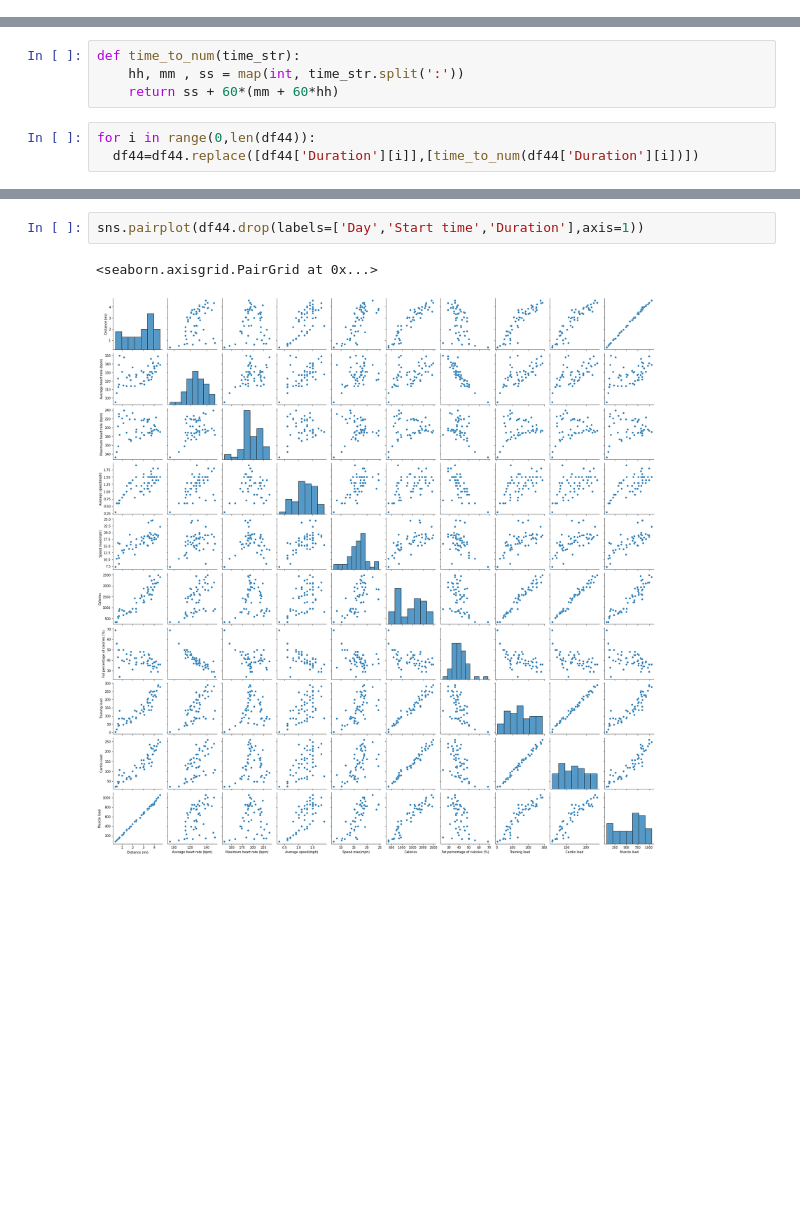
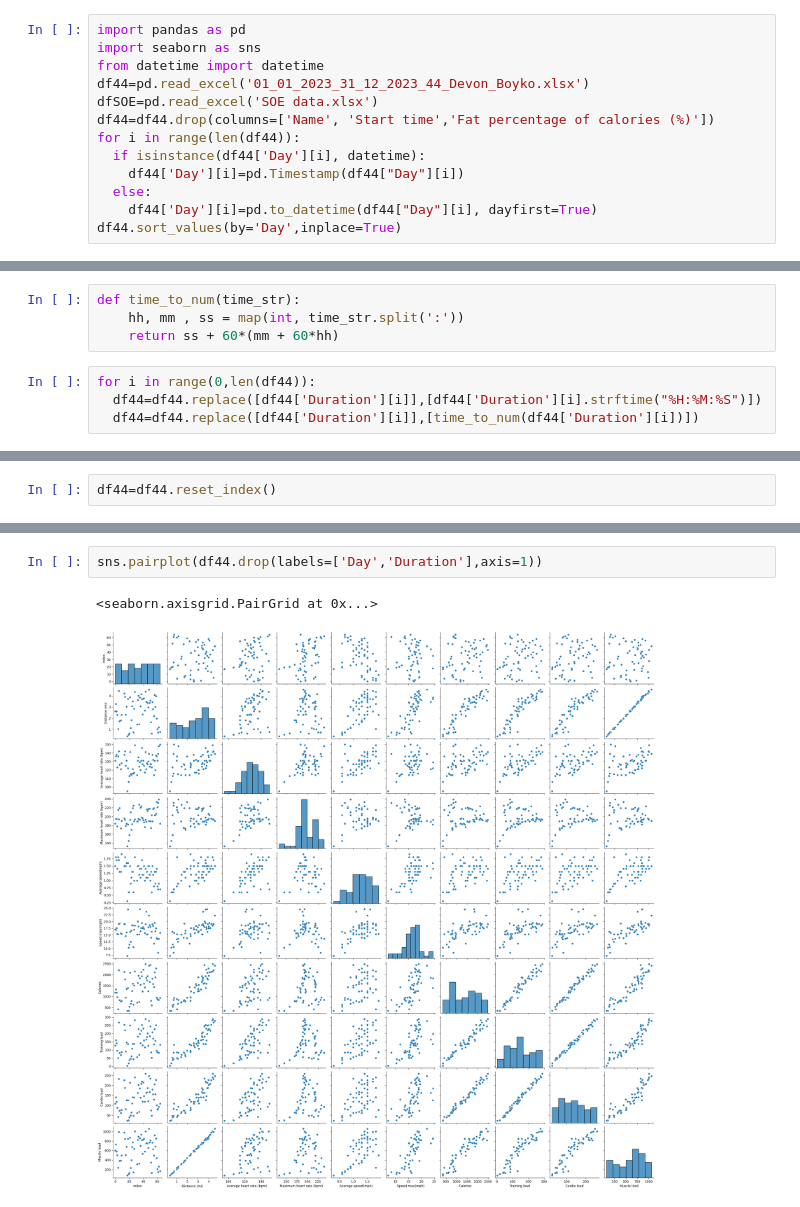
Before and after one commit to dboyko44/ML-Final-Project, a Jupyter notebook: ML_Final_Project.ipynb, the cells around one changed output, grey strips where cells are left out. Drawn from its saved outputs; the diff is of its cells as text; blank space fills up the shorter version.

```diff
--- a/ML_Final_Project.ipynb
+++ b/ML_Final_Project.ipynb
@@ -7,0 +3,13 @@ df44=df44.drop(columns=['Name','Sport', 'Perceived load', "Player's estimate (RP
+# %%
+import pandas as pd
+import seaborn as sns
+from datetime import datetime
+df44=pd.read_excel('01_01_2023_31_12_2023_44_Devon_Boyko.xlsx')
+dfSOE=pd.read_excel('SOE data.xlsx')
+df44=df44.drop(columns=['Name', 'Start time','Fat percentage of calories (%)'])
+for i in range(len(df44)):
+  if isinstance(df44['Day'][i], datetime):
+    df44['Day'][i]=pd.Timestamp(df44["Day"][i])
+  else:
+    df44['Day'][i]=pd.to_datetime(df44["Day"][i], dayfirst=True)
+df44.sort_values(by='Day',inplace=True)
@@ -11,6 +24,7 @@ def time_to_num(time_str):
     return ss + 60*(mm + 60*hh)
 # %%
 for i in range(0,len(df44)):
+  df44=df44.replace([df44['Duration'][i]],[df44['Duration'][i].strftime("%H:%M:%S")])
   df44=df44.replace([df44['Duration'][i]],[time_to_num(df44['Duration'][i])])
 # %%
 #30 min bottom limit to include data
@@ -20,3 +35,5 @@ for i in range(0,len(df44)):
   if df44['Duration'][i]<limit or df44['Speed max(mph)'][i]>27.5:
     ind=df44[(df44['Duration']==df44['Duration'][i])].index
     df44=df44.drop(ind)
+# %%
+df44=df44.reset_index()
@@ -23,5 +94,5 @@ for i in range(0,len(df44)):
 # %%
-sns.pairplot(df44.drop(labels=['Day','Start time','Duration'],axis=1))
+sns.pairplot(df44.drop(labels=['Day','Duration'],axis=1))
 # %% [output]
 <seaborn.axisgrid.PairGrid at 0x...>
-[figure, old version]
+[figure, new version]
```
Also changed, not shown: parts of 6 cells of this notebook.
